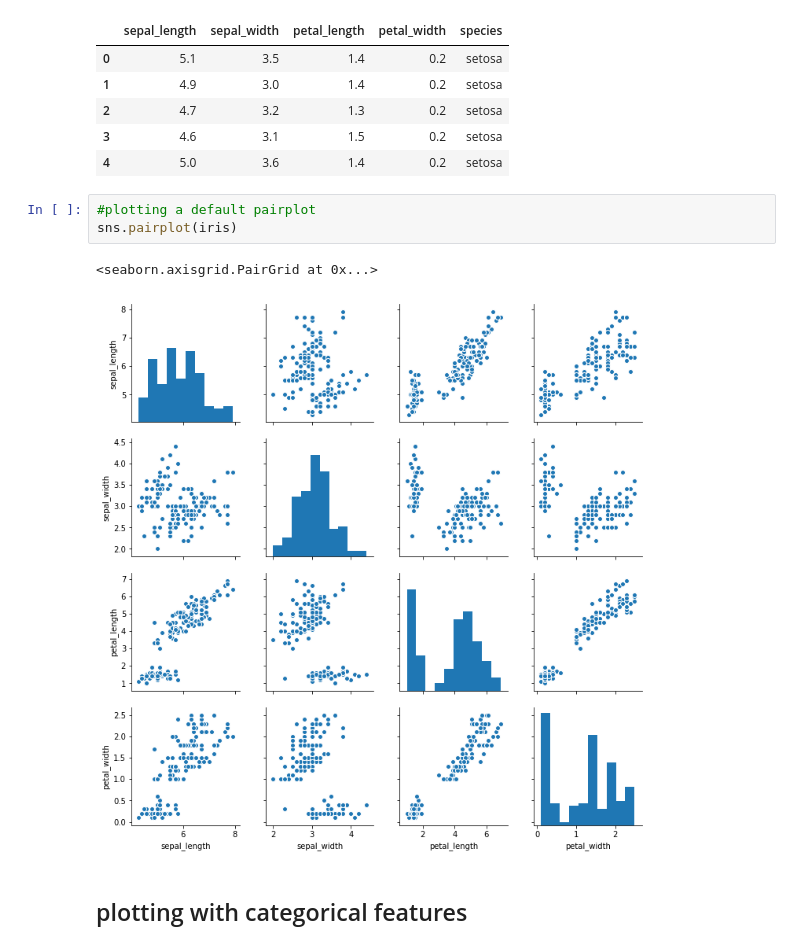
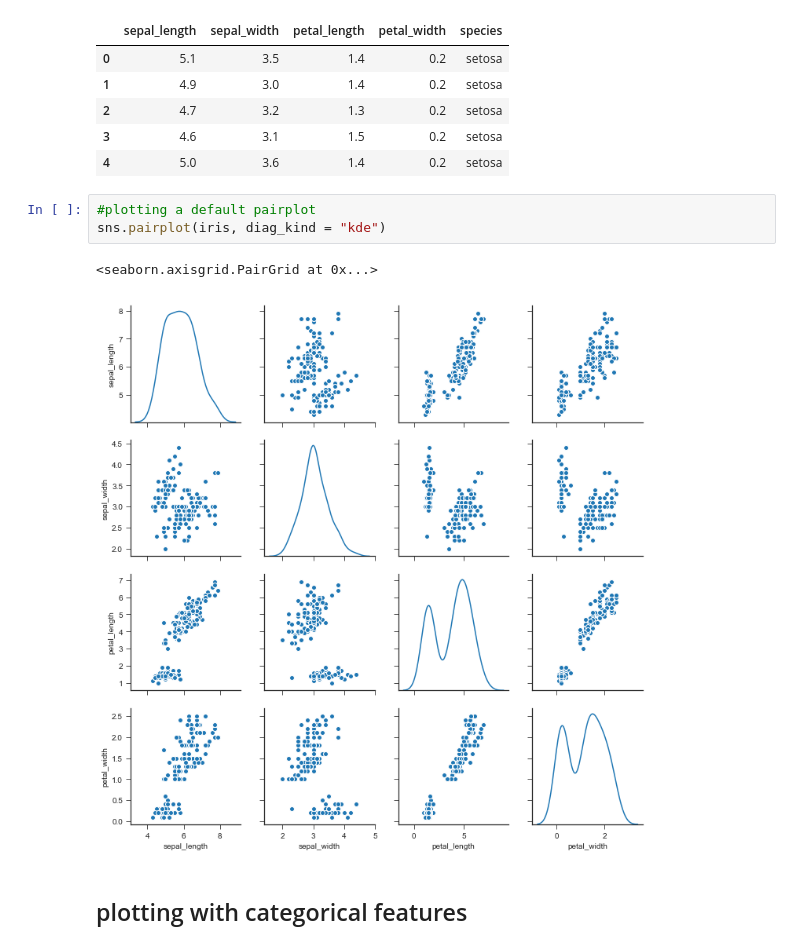
Before and after one commit to sangee1301/pairplot_iris, a Jupyter notebook: pairplor_irisdata.ipynb, the cells around one changed output. Cells and saved outputs as stored; diff of their text form.

```diff
--- a/pairplor_irisdata.ipynb
+++ b/pairplor_irisdata.ipynb
@@ -12,10 +12,10 @@ iris.head()
 | 4 | 5.0 | 3.6 | 1.4 | 0.2 | setosa |
 # %%
 #plotting a default pairplot
-sns.pairplot(iris)
+sns.pairplot(iris, diag_kind = "kde")
 # %% [output]
 <seaborn.axisgrid.PairGrid at 0x...>
-[figure, old version]
+[figure, new version]
 # %% [markdown]
 ## plotting with categorical features
 # %%
```
Also changed, not shown: parts of 1 cell of this notebook.
